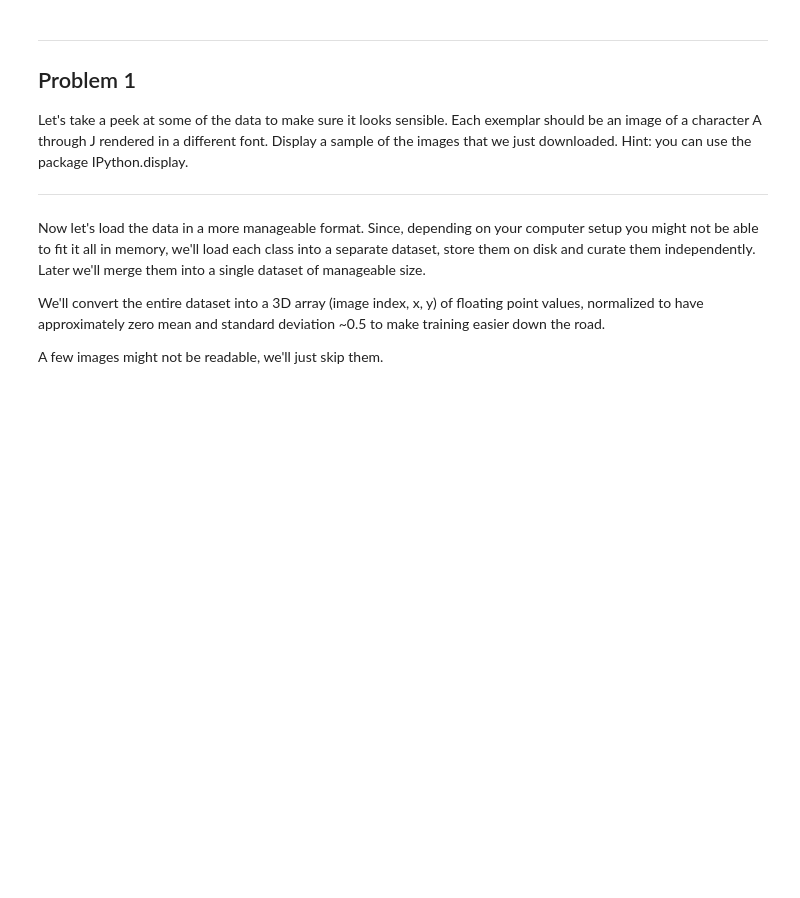
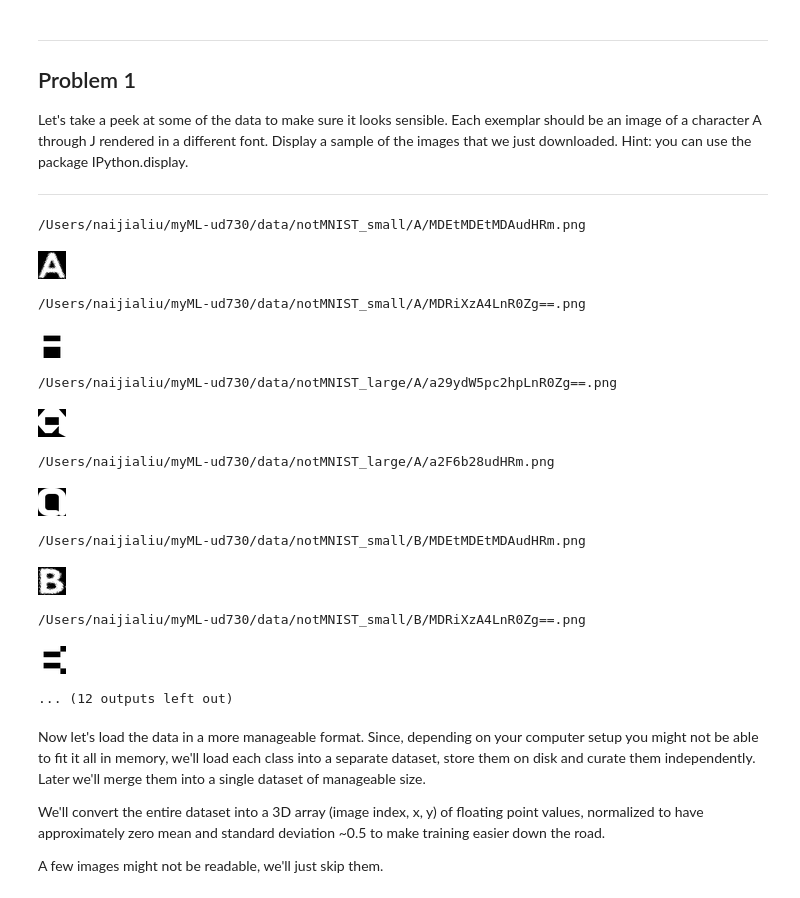
Before and after one commit to liunaijia/myML-ud730, a Jupyter notebook: 1_notmnist.ipynb, the cells around one changed output. Saved outputs shown, nothing was run; the diff lists cells and outputs as text; code cells hidden in the pictures; blank space fills up the shorter version.

```diff
--- a/1_notmnist.ipynb
+++ b/1_notmnist.ipynb
@@ -117,6 +117,35 @@ Problem 1
 Let's take a peek at some of the data to make sure it looks sensible. Each exemplar should be an image of a character A through J rendered in a different font. Display a sample of the images that we just downloaded. Hint: you can use the package IPython.display.
 
 ---
+# %%
+from IPython.display import display, Image
+
+def random_files(folder, letter, n):
+    folder = data_root + os.path.sep + 'notMNIST_' + folder + os.path.sep + letter + os.path.sep
+    for file in os.listdir(folder)[0:n]:
+        yield folder + file
+
+for letter in ['A', 'B', 'C']:
+    for file in random_files('small', letter, 2):
+        print(file)
+        display(Image(file))
+    for file in random_files('large', letter, 2):
+        print(file)
+        display(Image(file))
+# %% [output]
+/Users/naijialiu/myML-ud730/data/notMNIST_small/A/MDEtMDEtMDAudHRm.png
+[figure, added]
+/Users/naijialiu/myML-ud730/data/notMNIST_small/A/MDRiXzA4LnR0Zg==.png
+[figure, added]
+/Users/naijialiu/myML-ud730/data/notMNIST_large/A/a29ydW5pc2hpLnR0Zg==.png
+[figure, added]
+/Users/naijialiu/myML-ud730/data/notMNIST_large/A/a2F6b28udHRm.png
+[figure, added]
+/Users/naijialiu/myML-ud730/data/notMNIST_small/B/MDEtMDEtMDAudHRm.png
+[figure, added]
+/Users/naijialiu/myML-ud730/data/notMNIST_small/B/MDRiXzA4LnR0Zg==.png
+[figure, added]
+... (12 outputs left out)
 # %% [markdown]
 Now let's load the data in a more manageable format. Since, depending on your computer setup you might not be able to fit it all in memory, we'll load each class into a separate dataset, store them on disk and curate them independently. Later we'll merge them into a single dataset of manageable size.
 
```
Also changed, not shown: parts of 9 cells of this notebook.
